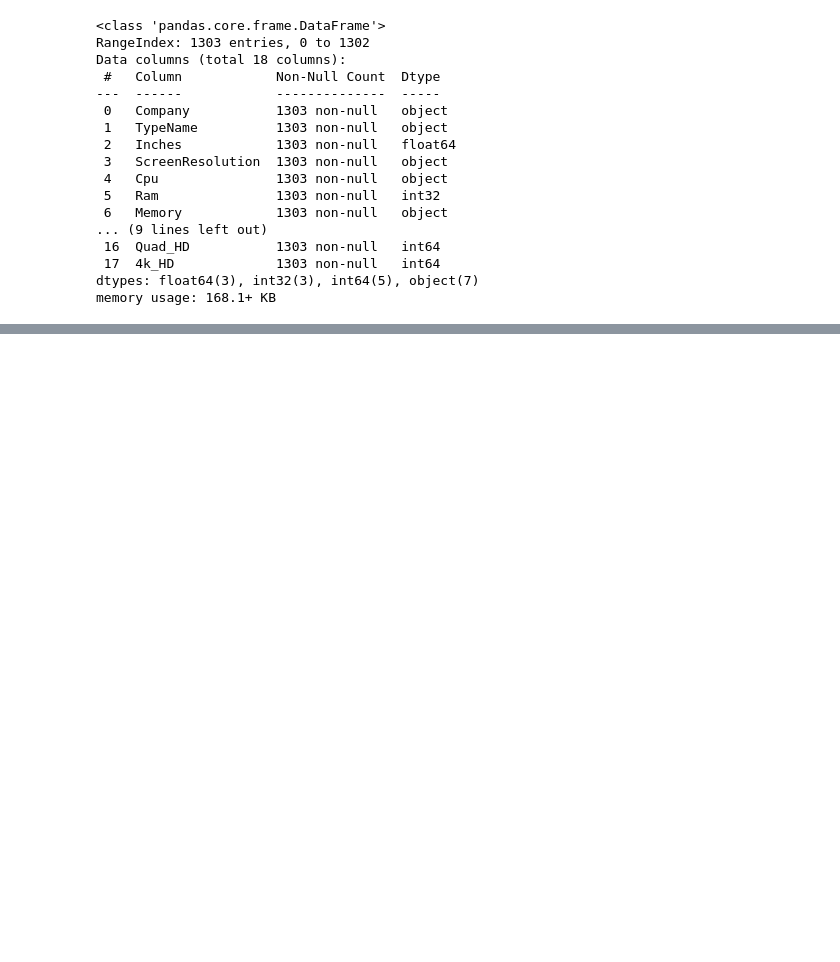
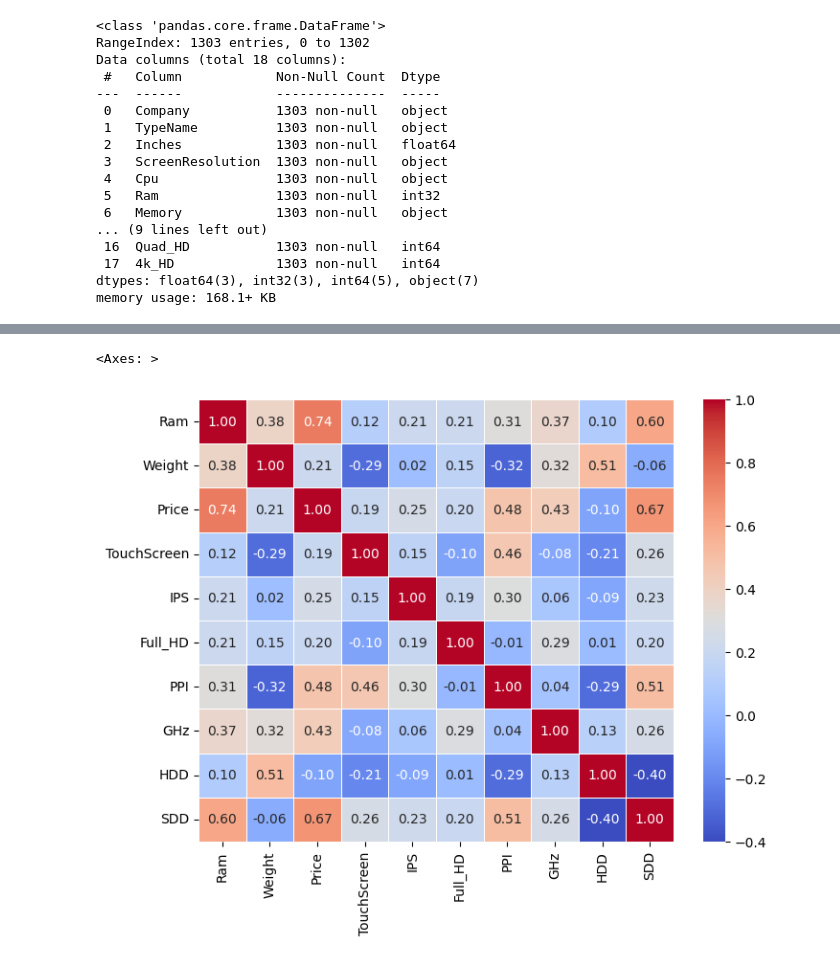
Before and after one commit to ChitwanRana/Predictive-Price-Estimator, a Jupyter notebook: Laptop_Price_Prediction.ipynb, the cells around one changed output, grey strips where cells are left out. Saved outputs shown, nothing was run; the diff lists cells and outputs as text; code cells hidden in the pictures; blank space fills up the shorter version.

```diff
--- a/Laptop_Price_Prediction.ipynb
+++ b/Laptop_Price_Prediction.ipynb
@@ -263,0 +564,11 @@ memory usage: 168.1+ KB
+# %%
+def ostype(value):
+    if value=='Windows 10' or value=='Windows 7' or value=='Windows 10 S':
+        return 'Windows OS'
+    else:
+        if value=='macOS' or value =='Mac OS X':
+            return 'Mac OS'
+        else:
+            return 'Other OS/Linux/Chrome'
+# %%
+laptop['OS']=laptop['OpSys'].apply(ostype)
@@ -263,0 +581,2 @@ memory usage: 168.1+ KB
+# %%
+laptop.drop('OpSys',axis=1,inplace=True)
@@ -263,0 +588,3 @@ memory usage: 168.1+ KB
+# %%
+laptop['GHz']=laptop['GHz'].str.replace('GHz','')
+laptop['GHz']=laptop['GHz'].astype(float)
@@ -263,0 +611,8 @@ memory usage: 168.1+ KB
+# %%
+numeric_columns = laptop.select_dtypes(include=['float64', 'float32', 'int64', 'int32']).columns
+corr1 = laptop[numeric_columns].corr()
+plt.figure(figsize=(8, 6))
+sns.heatmap(corr1, annot=True, cmap='coolwarm', fmt=".2f", linewidths=0.5)
+# %% [output]
+<Axes: >
+[figure, added]
```
Also changed, not shown: parts of 47 cells of this notebook.
